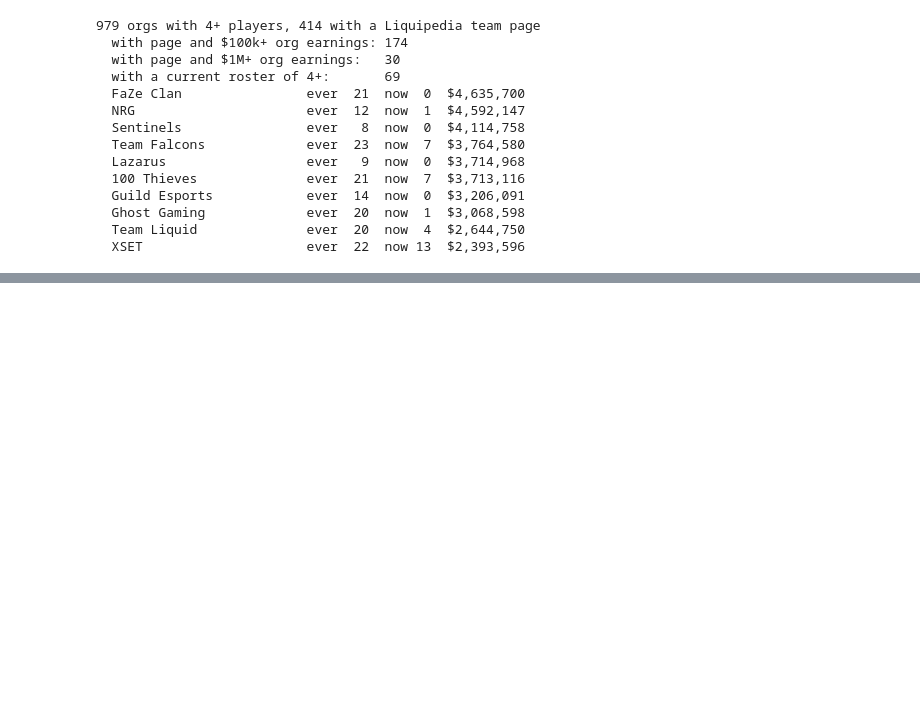
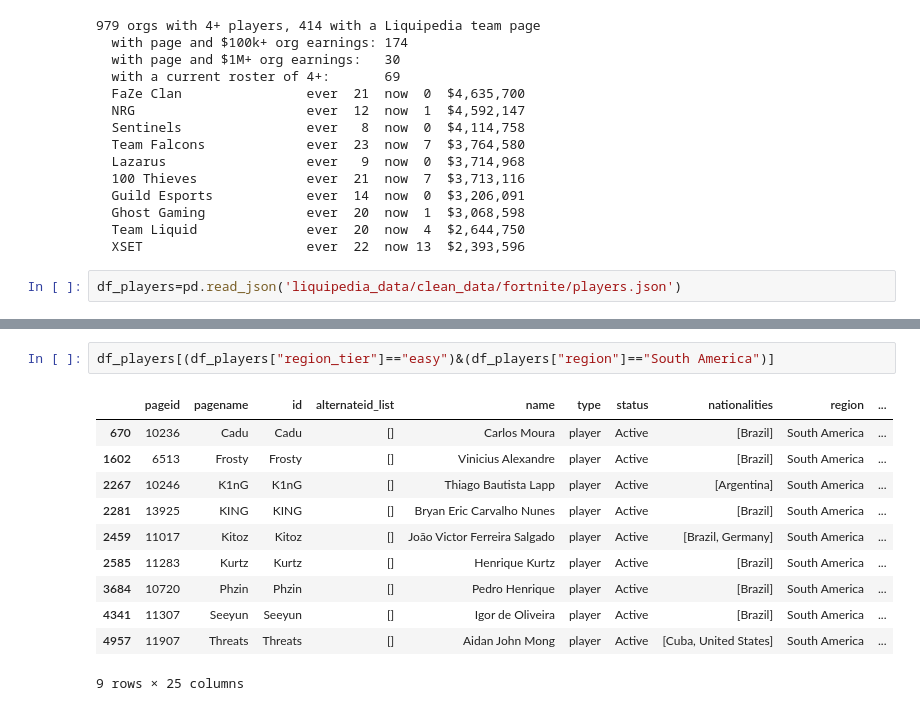
Before and after one commit to KonchakivskyiDanylo/Chill, a Jupyter notebook: players_optimize.ipynb, the cells around one changed output, grey strips where cells are left out. Drawn from its saved outputs; the diff is of its cells as text; blank space fills up the shorter version.

Commit message:
Integrate `players.json` dataset and add region-based filtering logic for South America

```diff
--- a/players_optimize.ipynb
+++ b/players_optimize.ipynb
@@ -481,3 +481,5 @@ for o in orgs[:10]:
   Ghost Gaming             ever  20  now  1  $3,068,598
   Team Liquid              ever  20  now  4  $2,644,750
   XSET                     ever  22  now 13  $2,393,596
+# %%
+df_players=pd.read_json('liquipedia_data/clean_data/fortnite/players.json')
@@ -483,0 +496,14 @@ for o in orgs[:10]:
+# %%
+df_players[(df_players["region_tier"]=="easy")&(df_players["region"]=="South America")]
+# %% [output]
+|  | pageid | pagename | id | alternateid_list | name | type | status | nationalities | region | ... |
+| 670 | 10236 | Cadu | Cadu | [] | Carlos Moura | player | Active | [Brazil] | South America | ... |
+| 1602 | 6513 | Frosty | Frosty | [] | Vinicius Alexandre | player | Active | [Brazil] | South America | ... |
+| 2267 | 10246 | K1nG | K1nG | [] | Thiago Bautista Lapp | player | Active | [Argentina] | South America | ... |
+| 2281 | 13925 | KING | KING | [] | Bryan Eric Carvalho Nunes | player | Active | [Brazil] | South America | ... |
+| 2459 | 11017 | Kitoz | Kitoz | [] | João Victor Ferreira Salgado | player | Active | [Brazil, Germany] | South America | ... |
+| 2585 | 11283 | Kurtz | Kurtz | [] | Henrique Kurtz | player | Active | [Brazil] | South America | ... |
+| 3684 | 10720 | Phzin | Phzin | [] | Pedro Henrique | player | Active | [Brazil] | South America | ... |
+| 4341 | 11307 | Seeyun | Seeyun | [] | Igor de Oliveira | player | Active | [Brazil] | South America | ... |
+| 4957 | 11907 | Threats | Threats | [] | Aidan John Mong | player | Active | [Cuba, United States] | South America | ... |
+9 rows × 25 columns
```
Also changed, not shown: parts of 1 cell of this notebook.
